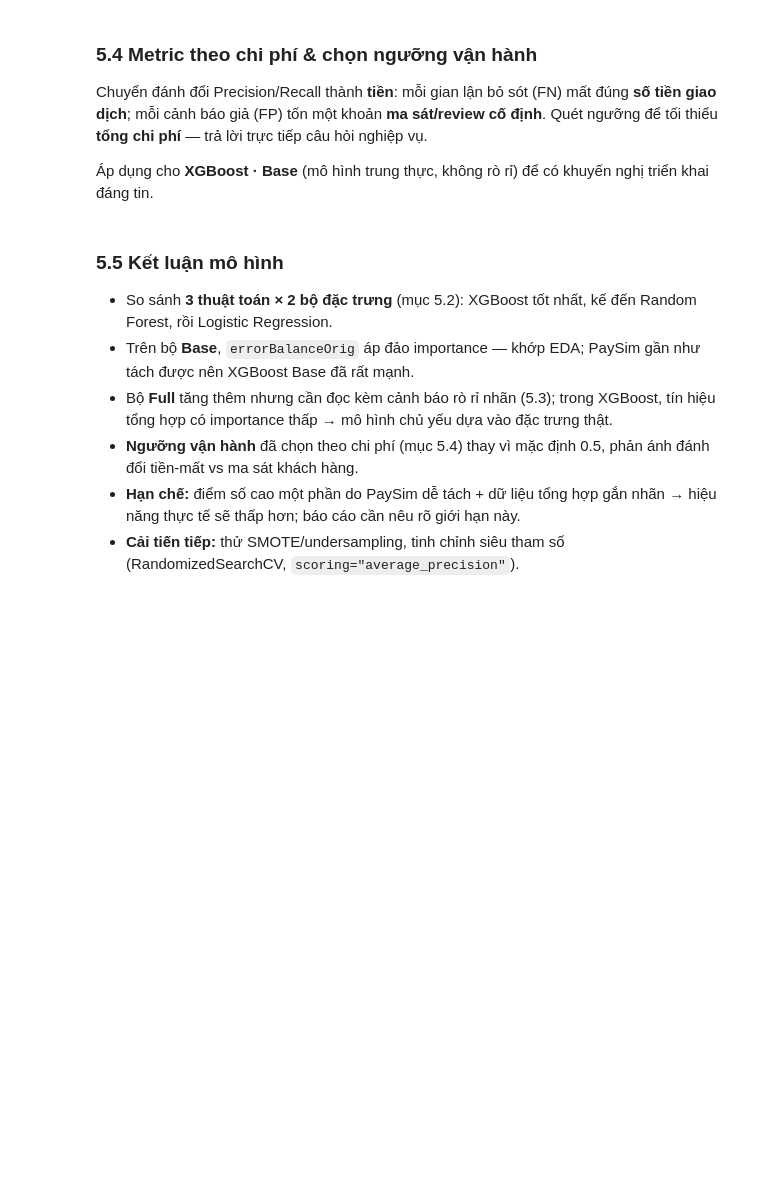
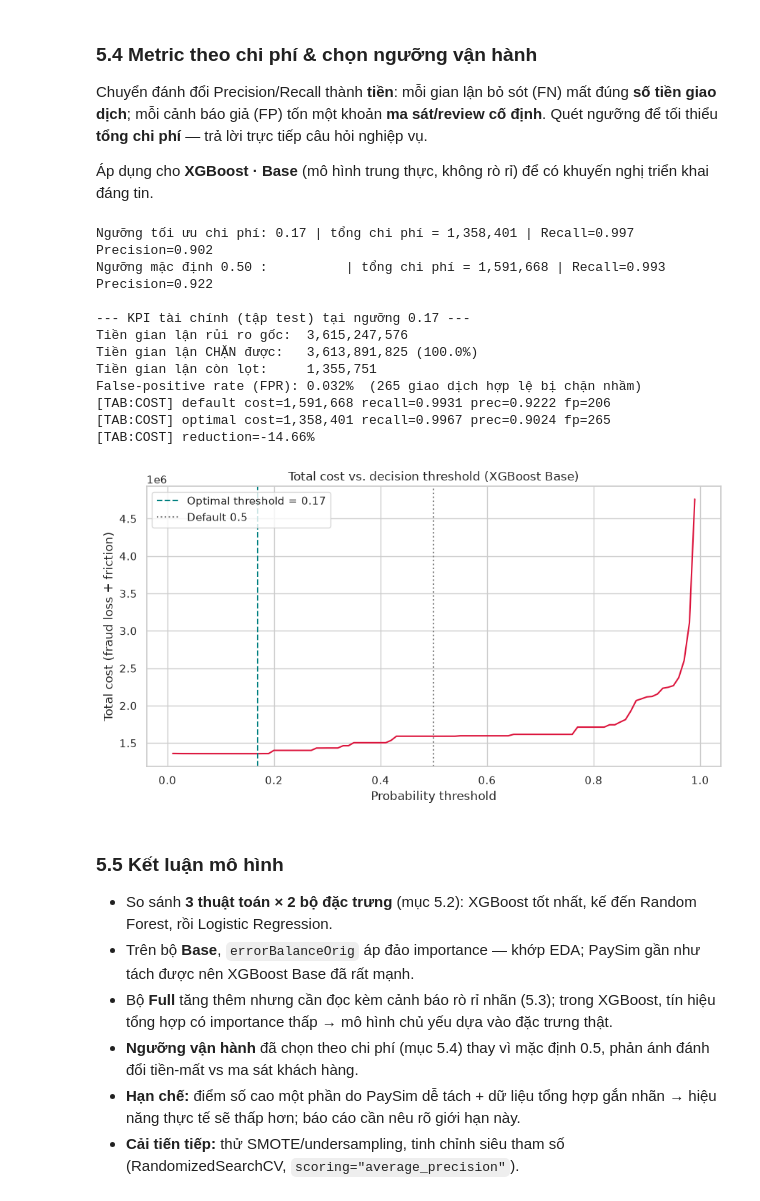
Before and after one commit to Trungdn4-458311/FraudDetectionBE, a Jupyter notebook: fraud_eda.ipynb, the cells around one changed output. Saved outputs shown, nothing was run; the diff lists cells and outputs as text; code cells hidden in the pictures; blank space fills up the shorter version.

```diff
--- a/fraud_eda.ipynb
+++ b/fraud_eda.ipynb
@@ -567,0 +681,27 @@ Giao dịch số dư âm    : 0
+# %%
+# --- 3.2b Nhất quán danh mục & dấu thời gian hợp lệ ---
+# (a) Chuẩn hoá & kiểm tra giá trị hợp lệ của `type`
+df["type"] = df["type"].astype(str).str.strip().str.upper()
+VALID_TYPES = {"PAYMENT", "TRANSFER", "CASH_OUT", "DEBIT", "CASH_IN"}
+bad_type = ~df["type"].isin(VALID_TYPES)
+print(f"type ngoài danh mục hợp lệ : {int(bad_type.sum()):,}")
+print("Phân bố type:", df["type"].value_counts().to_dict())
+
+# (b) Nhất quán tiền tố tài khoản (PaySim: nameOrig='C...', nameDest='C...'/'M...')
+bad_orig = ~df["nameOrig"].astype(str).str.startswith("C")
+bad_dest = ~df["nameDest"].astype(str).str.match(r"^[CM]")
+print(f"nameOrig sai tiền tố (khác 'C')     : {int(bad_orig.sum()):,}")
+print(f"nameDest sai tiền tố (khác 'C'/'M') : {int(bad_dest.sum()):,}")
+
+# (c) Dấu thời gian hợp lệ: step ∈ [1, 744] (PaySim ~30 ngày), hour_of_day ∈ [0, 23]
+bad_step = (df["step"] < 1) | (df["step"] > 744)
+bad_hour = (df["hour_of_day"] < 0) | (df["hour_of_day"] > 23)
+print(f"step ngoài [1,744]      : {int(bad_step.sum()):,}")
+print(f"hour_of_day ngoài [0,23]: {int(bad_hour.sum()):,}")
+
+# Xoá bản ghi danh mục/thời gian bất hợp lệ (nếu có) + ghi nhật ký before/after
+cat_time_bad = bad_type | bad_step | bad_hour
+ghi_nhat_ky("Danh mục/thời gian bất hợp lệ (type/step/hour_of_day)", cat_time_bad)
+_before = len(df)
+df = df[~cat_time_bad].copy()
+print(f"Đã xoá {_before - len(df):,} bản ghi bất hợp lệ → còn {len(df):,} dòng")
@@ -988,33 +1160,50 @@ for t in thresholds:
     prec_t.append(tp / (tp + fp) if tp + fp else 0.0)
 total_cost = np.array(total_cost)
 
 best_i = int(total_cost.argmin())
 best_t = thresholds[best_i]
 i_half = int(np.argmin(np.abs(thresholds - 0.5)))
 print(f"Ngưỡng tối ưu chi phí: {best_t:.2f} | tổng chi phí = {total_cost[best_i]:,.0f}"
       f" | Recall={recall_t[best_i]:.3f} Precision={prec_t[best_i]:.3f}")
 print(f"Ngưỡng mặc định 0.50 :          | tổng chi phí = {total_cost[i_half]:,.0f}"
       f" | Recall={recall_t[i_half]:.3f} Precision={prec_t[i_half]:.3f}")
 
 # KPI tài chính tại ngưỡng tối ưu
 baseline_loss = amt[yt == 1].sum()
 fraud_lost = amt[(yt == 1) & (proba_cost < best_t)].sum()
 caught = baseline_loss - fraud_lost
 fp_count = int(((yt == 0) & (proba_cost >= best_t)).sum())
 fpr = fp_count / int((yt == 0).sum()) * 100
 print(f"\n--- KPI tài chính (tập test) tại ngưỡng {best_t:.2f} ---")
 print(f"Tiền gian lận rủi ro gốc:  {baseline_loss:,.0f}")
 print(f"Tiền gian lận CHẶN được:   {caught:,.0f} ({caught/baseline_loss*100:.1f}%)")
 print(f"Tiền gian lận còn lọt:     {fraud_lost:,.0f}")
 print(f"False-positive rate (FPR): {fpr:.3f}%  ({fp_count:,} giao dịch hợp lệ bị chặn nhầm)")
+fp_default = int(((yt == 0) & (proba_cost >= thresholds[i_half])).sum())
+print(f"[TAB:COST] default cost={total_cost[i_half]:,.0f} recall={recall_t[i_half]:.4f} prec={prec_t[i_half]:.4f} fp={fp_default}")
+print(f"[TAB:COST] optimal cost={total_cost[best_i]:,.0f} recall={recall_t[best_i]:.4f} prec={prec_t[best_i]:.4f} fp={fp_count}")
+print(f"[TAB:COST] reduction={(total_cost[best_i]-total_cost[i_half])/total_cost[i_half]*100:.2f}%")
 
 fig, ax = plt.subplots(figsize=(9, 5))
 ax.plot(thresholds, total_cost, color="crimson")
 ax.axvline(best_t, color="teal", linestyle="--", label=f"Optimal threshold = {best_t:.2f}")
 ax.axvline(0.5, color="gray", linestyle=":", label="Default 0.5")
 ax.set(title="Total cost vs. decision threshold (XGBoost Base)",
        xlabel="Probability threshold", ylabel="Total cost (fraud loss + friction)")
 ax.legend(); plt.tight_layout(); plt.show()
+# %% [output]
+Ngưỡng tối ưu chi phí: 0.17 | tổng chi phí = 1,358,401 | Recall=0.997 Precision=0.902
+Ngưỡng mặc định 0.50 :          | tổng chi phí = 1,591,668 | Recall=0.993 Precision=0.922
+
+--- KPI tài chính (tập test) tại ngưỡng 0.17 ---
+Tiền gian lận rủi ro gốc:  3,615,247,576
+Tiền gian lận CHẶN được:   3,613,891,825 (100.0%)
+Tiền gian lận còn lọt:     1,355,751
+False-positive rate (FPR): 0.032%  (265 giao dịch hợp lệ bị chặn nhầm)
+[TAB:COST] default cost=1,591,668 recall=0.9931 prec=0.9222 fp=206
+[TAB:COST] optimal cost=1,358,401 recall=0.9967 prec=0.9024 fp=265
+[TAB:COST] reduction=-14.66%
+[figure, added]
 # %% [markdown]
 ### 5.5 Kết luận mô hình
 
```
Also changed, not shown: parts of 27 cells of this notebook, 38 other files.
